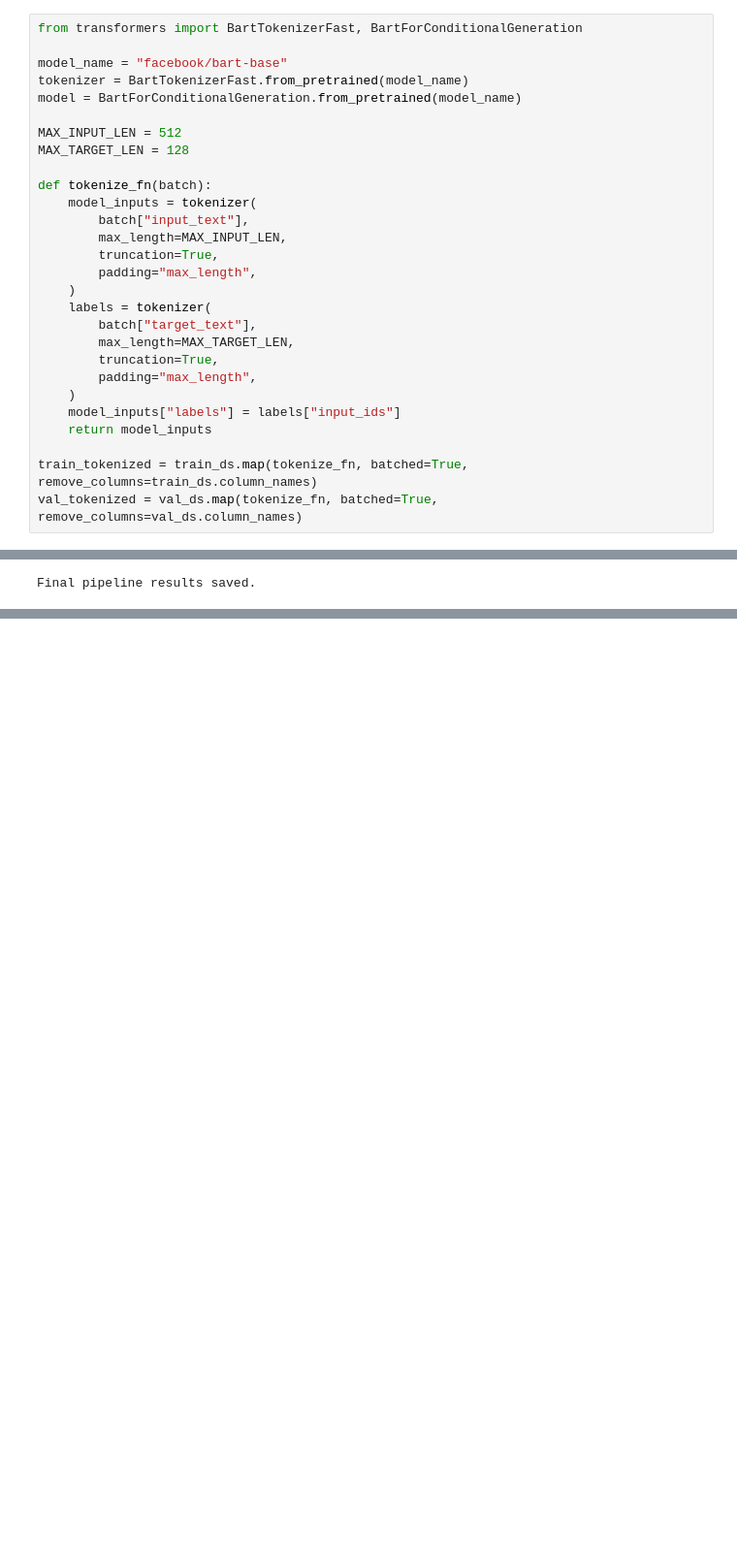
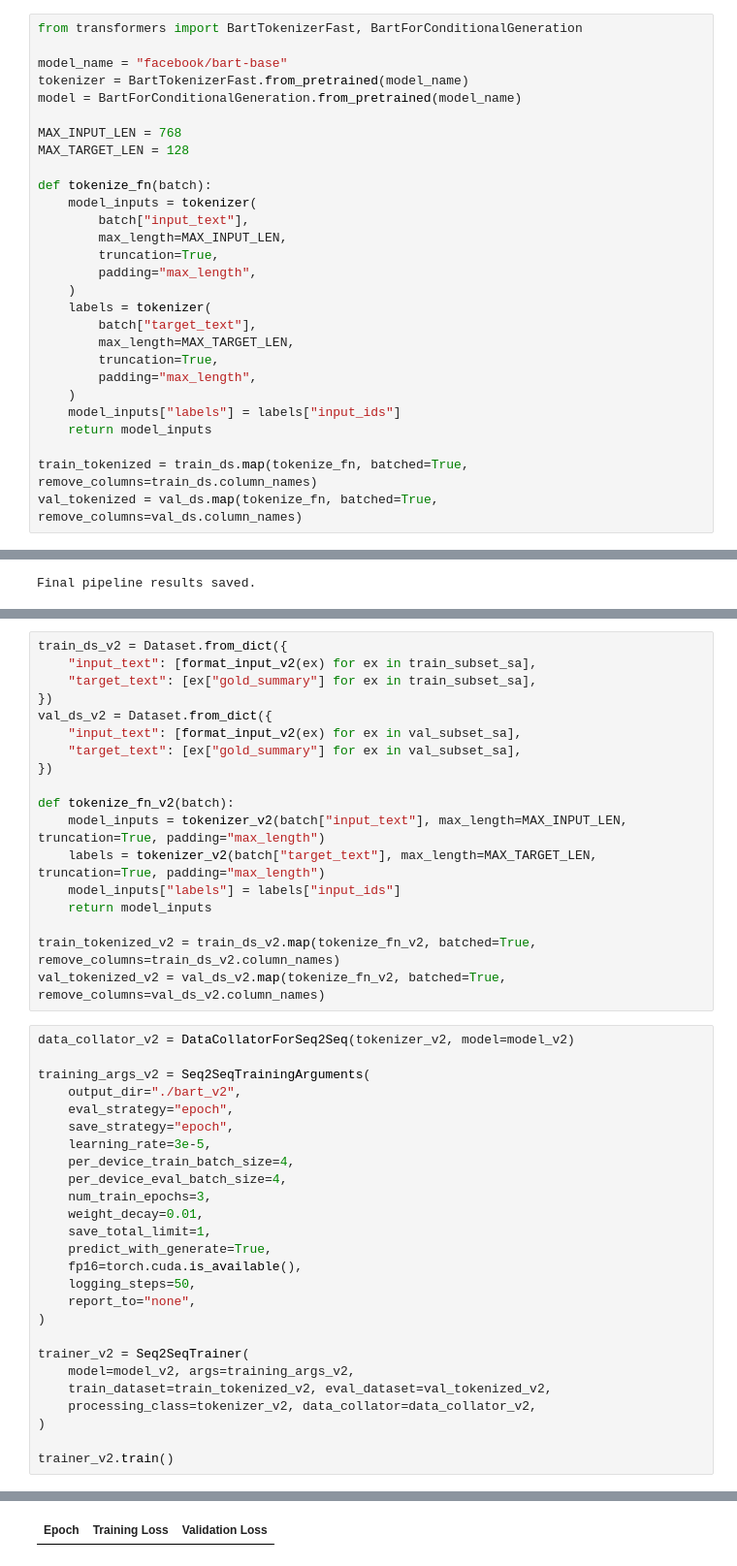
Before and after one commit to rm2110/multi-doc-res-paper-summarizer, a Jupyter notebook: main.ipynb, the cells around one changed output, grey strips where cells are left out. Shown at 97% size. Saved outputs shown, nothing was run; the diff lists cells and outputs as text; blank space fills up the shorter version.

```diff
--- a/main.ipynb
+++ b/main.ipynb
@@ -213,7 +213,7 @@ model_name = "facebook/bart-base"
 tokenizer = BartTokenizerFast.from_pretrained(model_name)
 model = BartForConditionalGeneration.from_pretrained(model_name)
 
-MAX_INPUT_LEN = 512
+MAX_INPUT_LEN = 768
 MAX_TARGET_LEN = 128
 
 def tokenize_fn(batch):
@@ -1202,0 +1264,45 @@ Final pipeline results saved.
+# %%
+train_ds_v2 = Dataset.from_dict({
+    "input_text": [format_input_v2(ex) for ex in train_subset_sa],
+    "target_text": [ex["gold_summary"] for ex in train_subset_sa],
+})
+val_ds_v2 = Dataset.from_dict({
+    "input_text": [format_input_v2(ex) for ex in val_subset_sa],
+    "target_text": [ex["gold_summary"] for ex in val_subset_sa],
+})
+
+def tokenize_fn_v2(batch):
+    model_inputs = tokenizer_v2(batch["input_text"], max_length=MAX_INPUT_LEN, truncation=True, padding="max_length")
+    labels = tokenizer_v2(batch["target_text"], max_length=MAX_TARGET_LEN, truncation=True, padding="max_length")
+    model_inputs["labels"] = labels["input_ids"]
+    return model_inputs
+
+train_tokenized_v2 = train_ds_v2.map(tokenize_fn_v2, batched=True, remove_columns=train_ds_v2.column_names)
+val_tokenized_v2 = val_ds_v2.map(tokenize_fn_v2, batched=True, remove_columns=val_ds_v2.column_names)
+# %%
+data_collator_v2 = DataCollatorForSeq2Seq(tokenizer_v2, model=model_v2)
+
+training_args_v2 = Seq2SeqTrainingArguments(
+    output_dir="./bart_v2",
+    eval_strategy="epoch",
+    save_strategy="epoch",
+    learning_rate=3e-5,
+    per_device_train_batch_size=4,
+    per_device_eval_batch_size=4,
+    num_train_epochs=3,
+    weight_decay=0.01,
+    save_total_limit=1,
+    predict_with_generate=True,
+    fp16=torch.cuda.is_available(),
+    logging_steps=50,
+    report_to="none",
+)
+
+trainer_v2 = Seq2SeqTrainer(
+    model=model_v2, args=training_args_v2,
+    train_dataset=train_tokenized_v2, eval_dataset=val_tokenized_v2,
+    processing_class=tokenizer_v2, data_collator=data_collator_v2,
+)
+
+trainer_v2.train()
+# %% [output]
@@ -1202,0 +1310 @@ Final pipeline results saved.
+| Epoch | Training Loss | Validation Loss |
```
Also changed, not shown: parts of 5 cells of this notebook.
